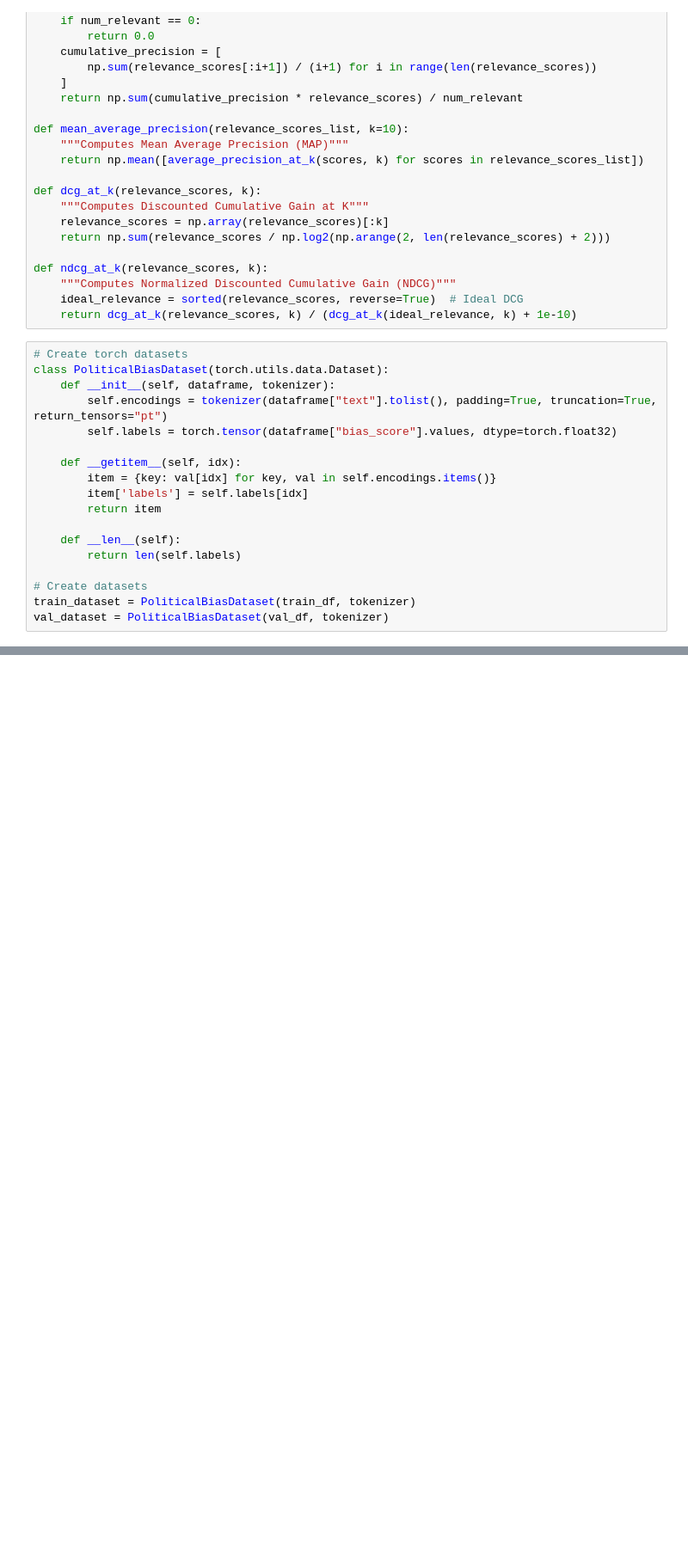
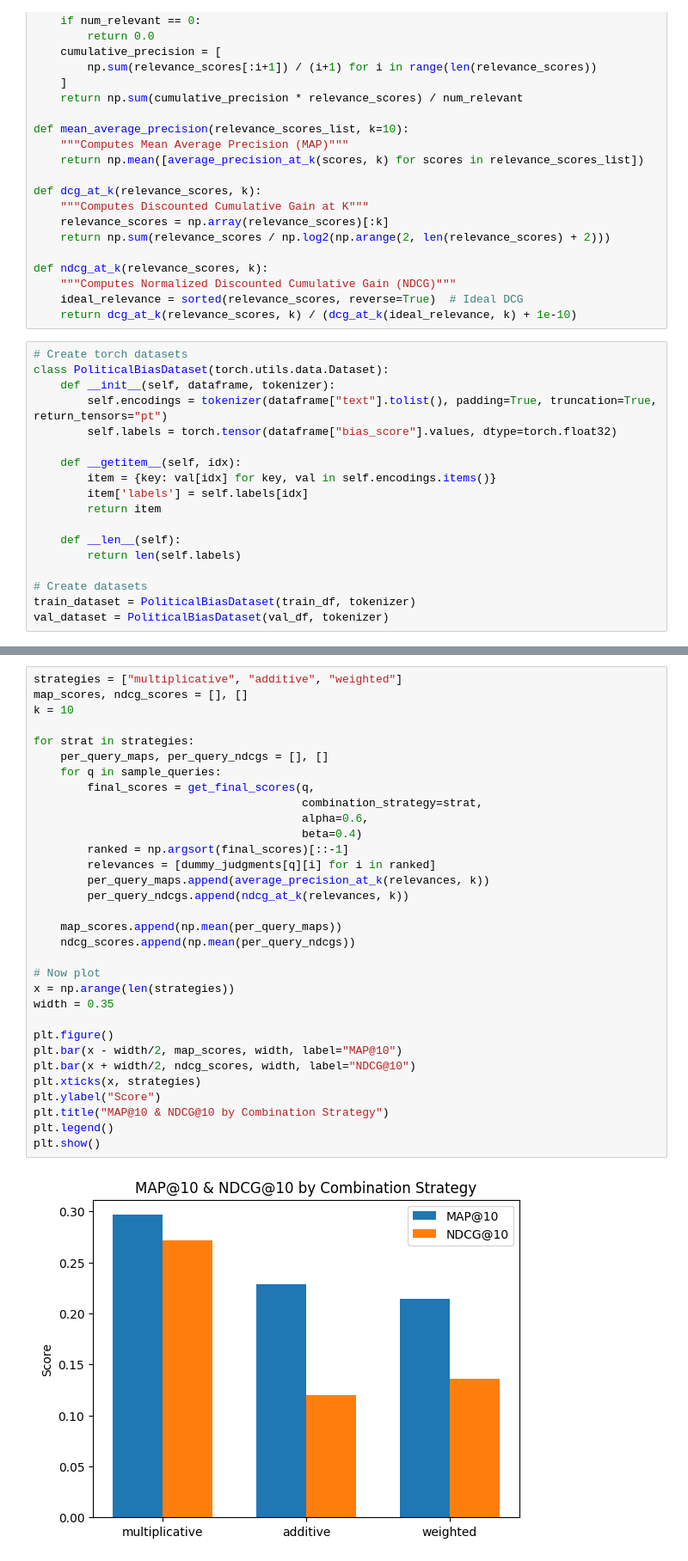
Before and after one commit to lmethratta/Poliscope, a Jupyter notebook: model.ipynb, the cells around one changed output, grey strips where cells are left out. Shown: that part at 86% size. Saved outputs shown, nothing was run; the diff lists cells and outputs as text; blank space fills up the shorter version.

```diff
--- a/model.ipynb
+++ b/model.ipynb
@@ -526,0 +571,34 @@ Rank BM25       Bias       Final      Text Excerpt
+# %%
+strategies = ["multiplicative", "additive", "weighted"]
+map_scores, ndcg_scores = [], []
+k = 10
+
+for strat in strategies:
+    per_query_maps, per_query_ndcgs = [], []
+    for q in sample_queries:
+        final_scores = get_final_scores(q,
+                                        combination_strategy=strat,
+                                        alpha=0.6,
+                                        beta=0.4)
+        ranked = np.argsort(final_scores)[::-1]
+        relevances = [dummy_judgments[q][i] for i in ranked]
+        per_query_maps.append(average_precision_at_k(relevances, k))
+        per_query_ndcgs.append(ndcg_at_k(relevances, k))
+
+    map_scores.append(np.mean(per_query_maps))
+    ndcg_scores.append(np.mean(per_query_ndcgs))
+
+# Now plot
+x = np.arange(len(strategies))
+width = 0.35
+
+plt.figure()
+plt.bar(x - width/2, map_scores, width, label="MAP@10")
+plt.bar(x + width/2, ndcg_scores, width, label="NDCG@10")
+plt.xticks(x, strategies)
+plt.ylabel("Score")
+plt.title("MAP@10 & NDCG@10 by Combination Strategy")
+plt.legend()
+plt.show()
+# %% [output]
+[figure, added]
```
Also changed, not shown: parts of 18 cells of this notebook.
